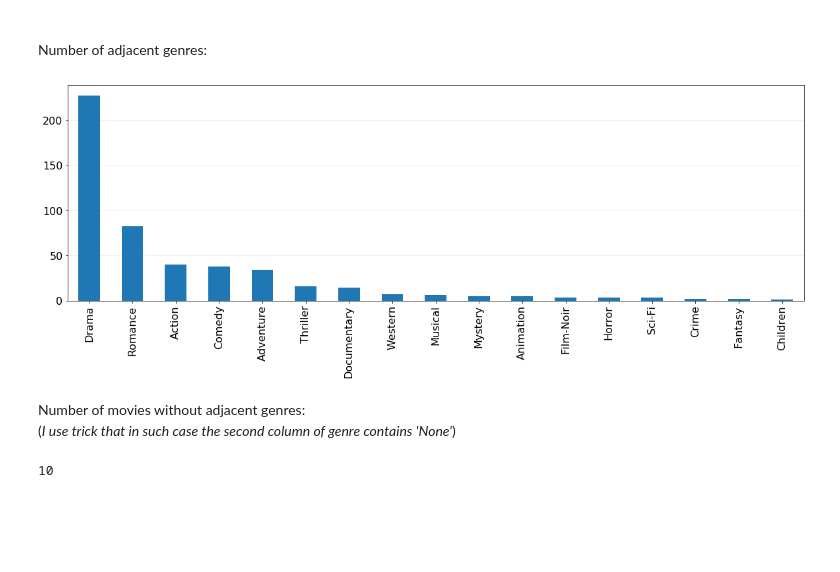
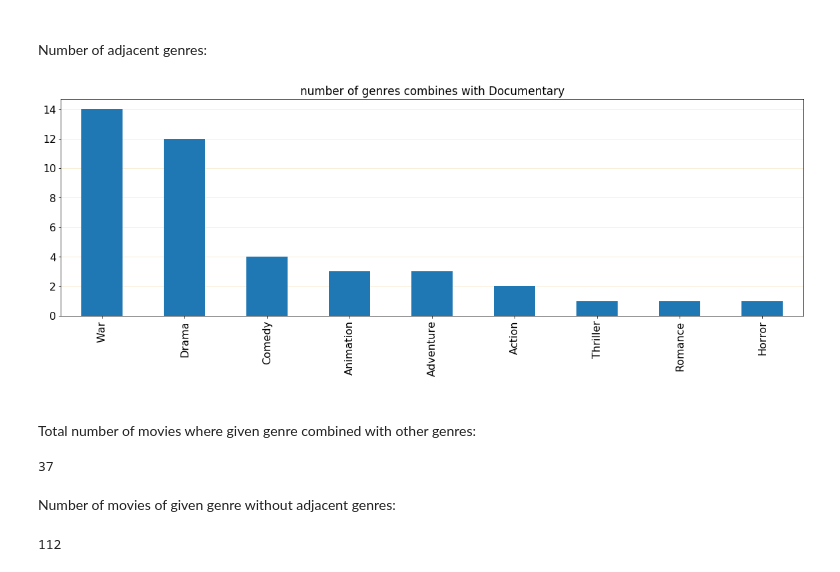
Before and after one commit to Lady3mlnm/analysis_of_different_data, a Jupyter notebook: mini-project_early_movies_(improved).ipynb, the cells around one changed output. Cells and saved outputs as stored; diff of their text form; code cells hidden in the pictures; blank space fills up the shorter version.

Commit message:
Added alternative approach of comparison of genres

```diff
--- a/mini-project_early_movies_(improved).ipynb
+++ b/mini-project_early_movies_(improved).ipynb
@@ -459,7 +463,7 @@ number_genres.plot(kind='bar', figsize=(20, 6), fontsize = 16, zorder=10) \
 
 #### Goal 3: Movies of definite genre per year
 # %%
-gnr = 'Documentary'
+gnr_zoom = 'Documentary'
 # %% [markdown]
 Select movies that contain defined genre in the column 'genres'
 # %%
@@ -594,9 +678,7 @@ plt.show()
 Select movies with defined genre. For that we use already created  DataFrame 'mvs_with_gnr'.<br>
 (*Using 'mvs_of_genre' would be simpler way, but boring in terms of programming.*)
 # %%
-mvs_with_gnr = mvs_by_genres[(mvs_by_genres.iloc[:, 2:] == gnr).any(axis=1)]
-
-assert len(mvs_with_gnr) == number_mvs_of_genre.sum(), 'something wrong with number of movies'
+mvs_with_gnr = mvs_by_genres[(mvs_by_genres.iloc[:, 2:] == gnr_zoom).any(axis=1)]
 
 mvs_with_gnr.head()
 # %% [output]
@@ -615,8 +697,8 @@ Count number of adjacent genres. Delete from resulted Series initial genre.
 number_adjacent_genres = mvs_with_gnr.iloc[:, 2:].apply(pd.value_counts).sum(axis=1) \
                                                  .astype('int').sort_values(ascending=False)
 
-number_adjacent_genres.drop(gnr, inplace=True)
-#alternative: del number_adjacent_genres[gnr]
+number_adjacent_genres.drop(gnr_zoom, inplace=True)
+#alternative: del number_adjacent_genres[gnr_zoom]
 
 number_adjacent_genres
 # %% [output]
@@ -643,14 +717,21 @@ dtype: int64
 
 Number of adjacent genres:
 # %%
-number_adjacent_genres.plot(kind='bar', figsize=(20,6), fontsize = 16, zorder=10) \
+number_adjacent_genres.plot(kind='bar', figsize=(20,6), fontsize = 16, zorder=10,
+                            title=f'number of genres combines with {gnr_zoom}') \
                       .yaxis.grid(color='wheat', linewidth=0.5)
 # %% [output]
-[figure, old version]
+[figure, new version]
-# %% [markdown]
-Number of movies without adjacent genres:<br>
-(*I use trick that in such case the second column of genre contains 'None'*)
+# %% [markdown]
+<br>
+Total number of movies where given genre combined with other genres:
+# %%
+len(mvs_with_gnr[mvs_with_gnr[1].notnull()])
+# %% [output]
+37
+# %% [markdown]
+Number of movies of given genre without adjacent genres:
 # %%
 len(mvs_with_gnr[mvs_with_gnr[1].isnull()])
 # %% [output]
-10
+112
```
Also changed, not shown: parts of 11 cells of this notebook.
